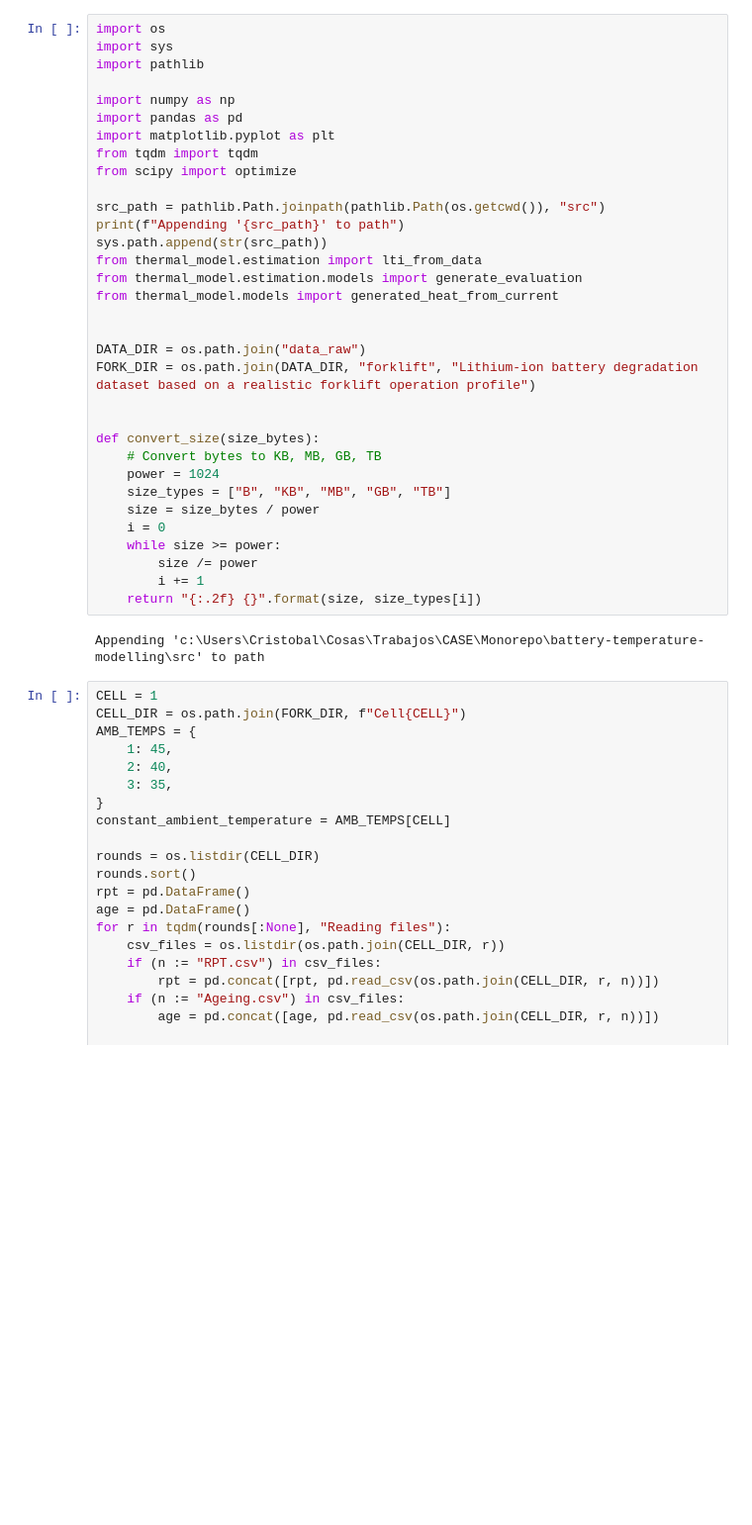
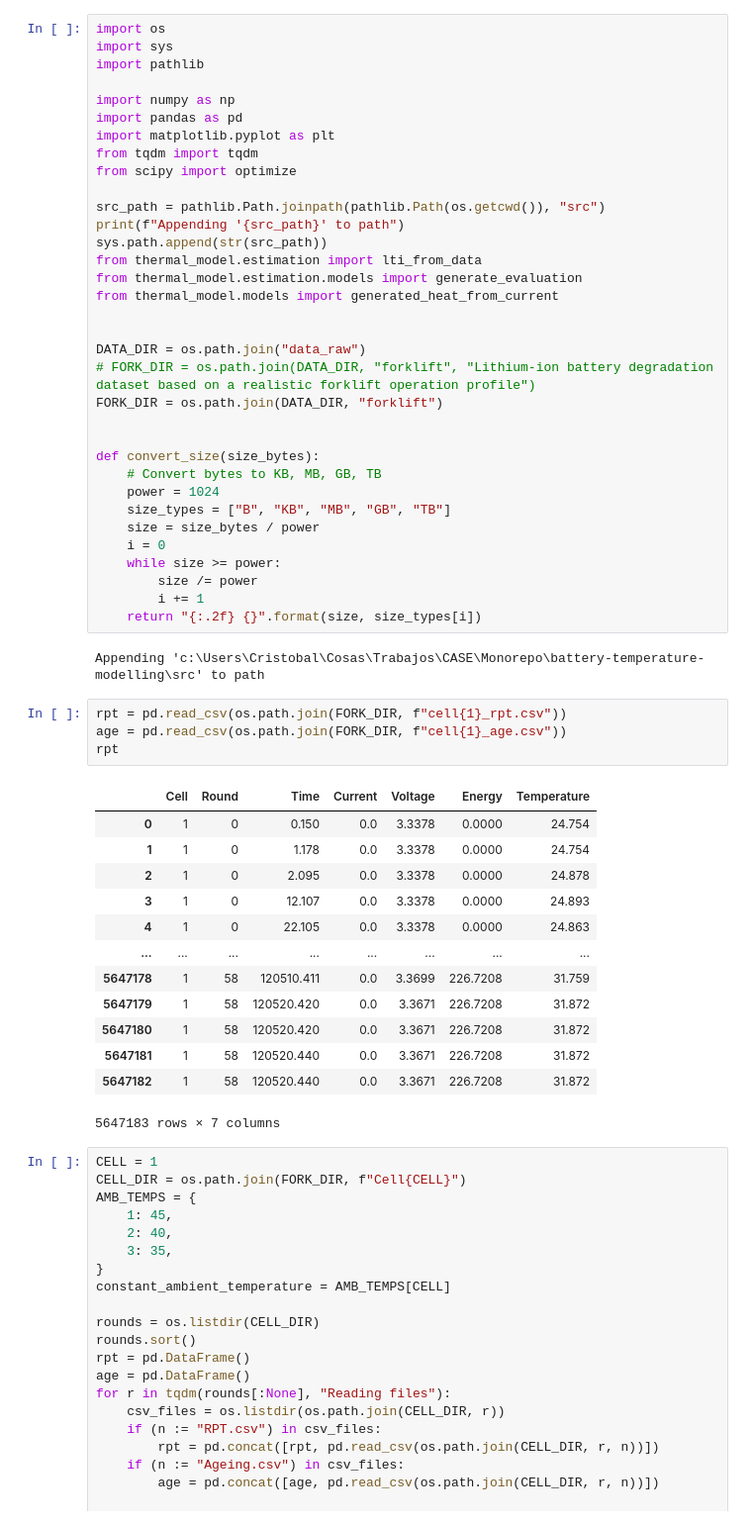
Before and after one commit to prognostics-lab/lion, a Jupyter notebook: forklift.ipynb, the cells around one changed output. Shown at 99% size. Cells and saved outputs as stored; diff of their text form; blank space fills up the shorter version.

```diff
--- a/forklift.ipynb
+++ b/forklift.ipynb
@@ -18,7 +18,8 @@ from thermal_model.models import generated_heat_from_current
 
 
 DATA_DIR = os.path.join("data_raw")
-FORK_DIR = os.path.join(DATA_DIR, "forklift", "Lithium-ion battery degradation dataset based on a realistic forklift operation profile")
+# FORK_DIR = os.path.join(DATA_DIR, "forklift", "Lithium-ion battery degradation dataset based on a realistic forklift operation profile")
+FORK_DIR = os.path.join(DATA_DIR, "forklift")
 
 
 def convert_size(size_bytes):
@@ -33,6 +34,24 @@ def convert_size(size_bytes):
     return "{:.2f} {}".format(size, size_types[i])
 # %% [output]
 Appending 'c:\Users\Cristobal\Cosas\Trabajos\CASE\Monorepo\battery-temperature-modelling\src' to path
+# %%
+rpt = pd.read_csv(os.path.join(FORK_DIR, f"cell{1}_rpt.csv"))
+age = pd.read_csv(os.path.join(FORK_DIR, f"cell{1}_age.csv"))
+rpt
+# %% [output]
+|  | Cell | Round | Time | Current | Voltage | Energy | Temperature |
+| 0 | 1 | 0 | 0.150 | 0.0 | 3.3378 | 0.0000 | 24.754 |
+| 1 | 1 | 0 | 1.178 | 0.0 | 3.3378 | 0.0000 | 24.754 |
+| 2 | 1 | 0 | 2.095 | 0.0 | 3.3378 | 0.0000 | 24.878 |
+| 3 | 1 | 0 | 12.107 | 0.0 | 3.3378 | 0.0000 | 24.893 |
+| 4 | 1 | 0 | 22.105 | 0.0 | 3.3378 | 0.0000 | 24.863 |
+| ... | ... | ... | ... | ... | ... | ... | ... |
+| 5647178 | 1 | 58 | 120510.411 | 0.0 | 3.3699 | 226.7208 | 31.759 |
+| 5647179 | 1 | 58 | 120520.420 | 0.0 | 3.3671 | 226.7208 | 31.872 |
+| 5647180 | 1 | 58 | 120520.420 | 0.0 | 3.3671 | 226.7208 | 31.872 |
+| 5647181 | 1 | 58 | 120520.440 | 0.0 | 3.3671 | 226.7208 | 31.872 |
+| 5647182 | 1 | 58 | 120520.440 | 0.0 | 3.3671 | 226.7208 | 31.872 |
+5647183 rows × 7 columns
 # %%
 CELL = 1
 CELL_DIR = os.path.join(FORK_DIR, f"Cell{CELL}")
```
